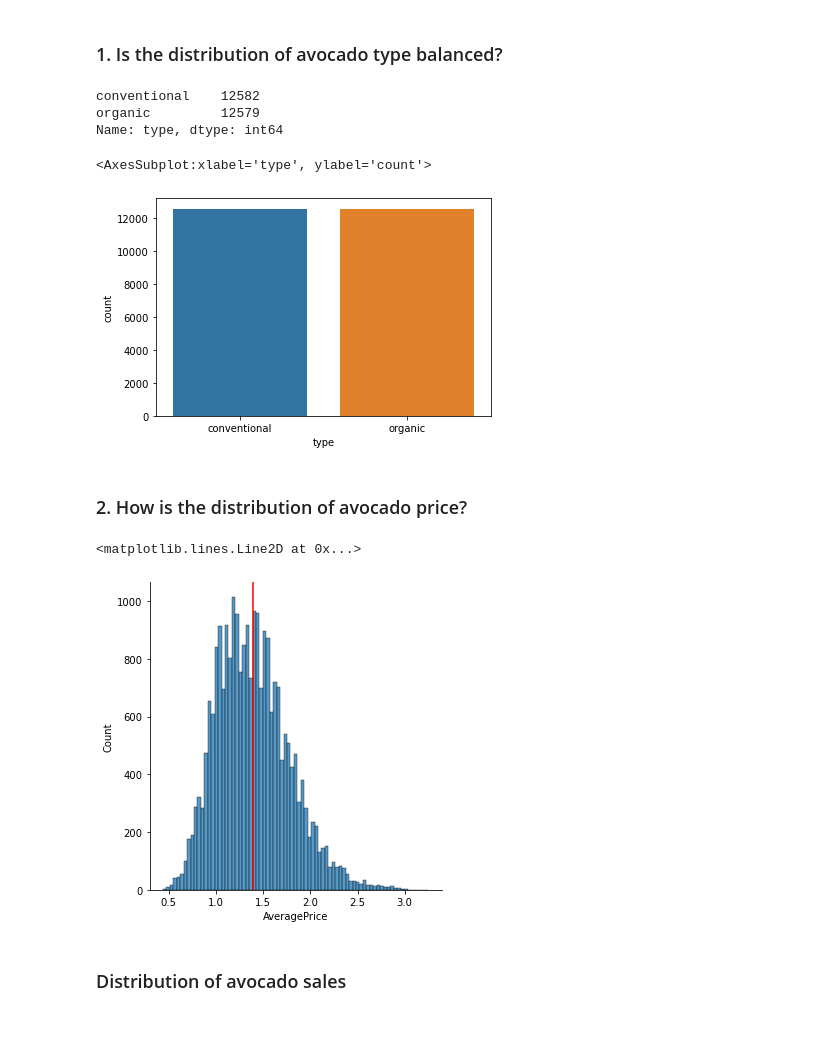
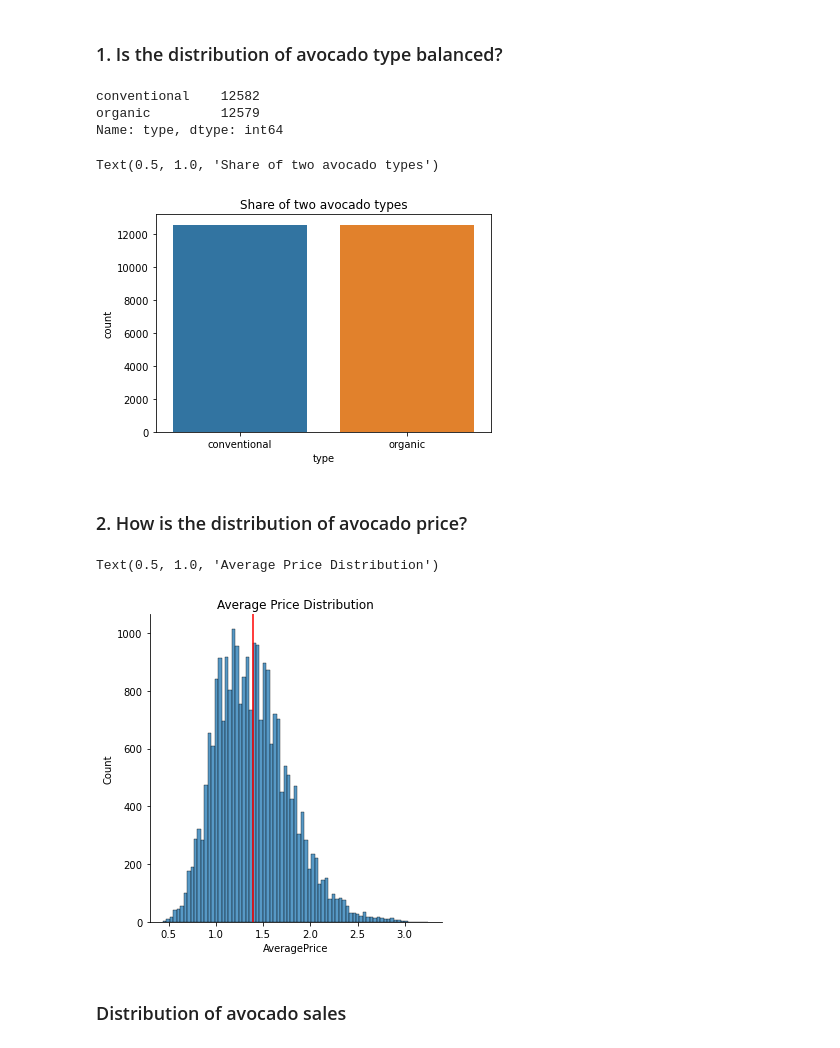
Before and after one commit to potus84/DS-ML-CASE-AVOCADO-KING-, a Jupyter notebook: Avocado_EDA.ipynb, the cells around one changed output. Cells and saved outputs as stored; diff of their text form; code cells hidden in the pictures.

```diff
--- a/Avocado_EDA.ipynb
+++ b/Avocado_EDA.ipynb
@@ -93,20 +93,22 @@ dtype: int64
 # %%
 print(price_df['type'].value_counts())
 sns.countplot(x = 'type', data=price_df)
+plt.title('Share of two avocado types')
 # %% [output]
 conventional    12582
 organic         12579
 Name: type, dtype: int64
-<AxesSubplot:xlabel='type', ylabel='count'>
+Text(0.5, 1.0, 'Share of two avocado types')
-[figure, old version]
+[figure, new version]
 # %% [markdown]
 ### 2. How is the distribution of avocado price?
 # %%
 sns.displot(x='AveragePrice', data=price_df)
 plt.axvline(x=price_df['AveragePrice'].mean(), color='red')
+plt.title('Average Price Distribution')
 # %% [output]
-<matplotlib.lines.Line2D at 0x...>
+Text(0.5, 1.0, 'Average Price Distribution')
-[figure, old version]
+[figure, new version]
 # %% [markdown]
 ### Distribution of avocado sales
 # %%
```
Also changed, not shown: parts of 15 cells of this notebook, 1 other file.
